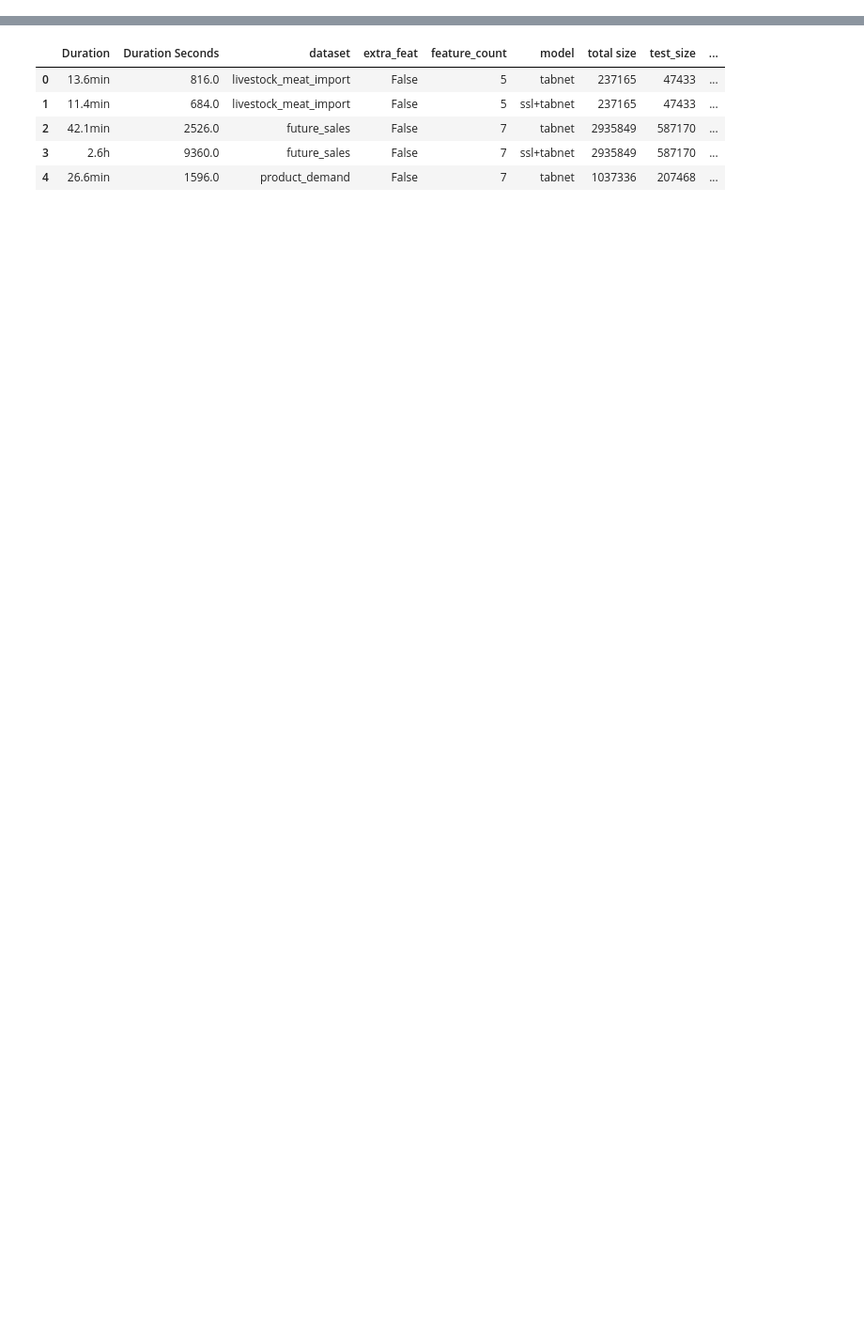
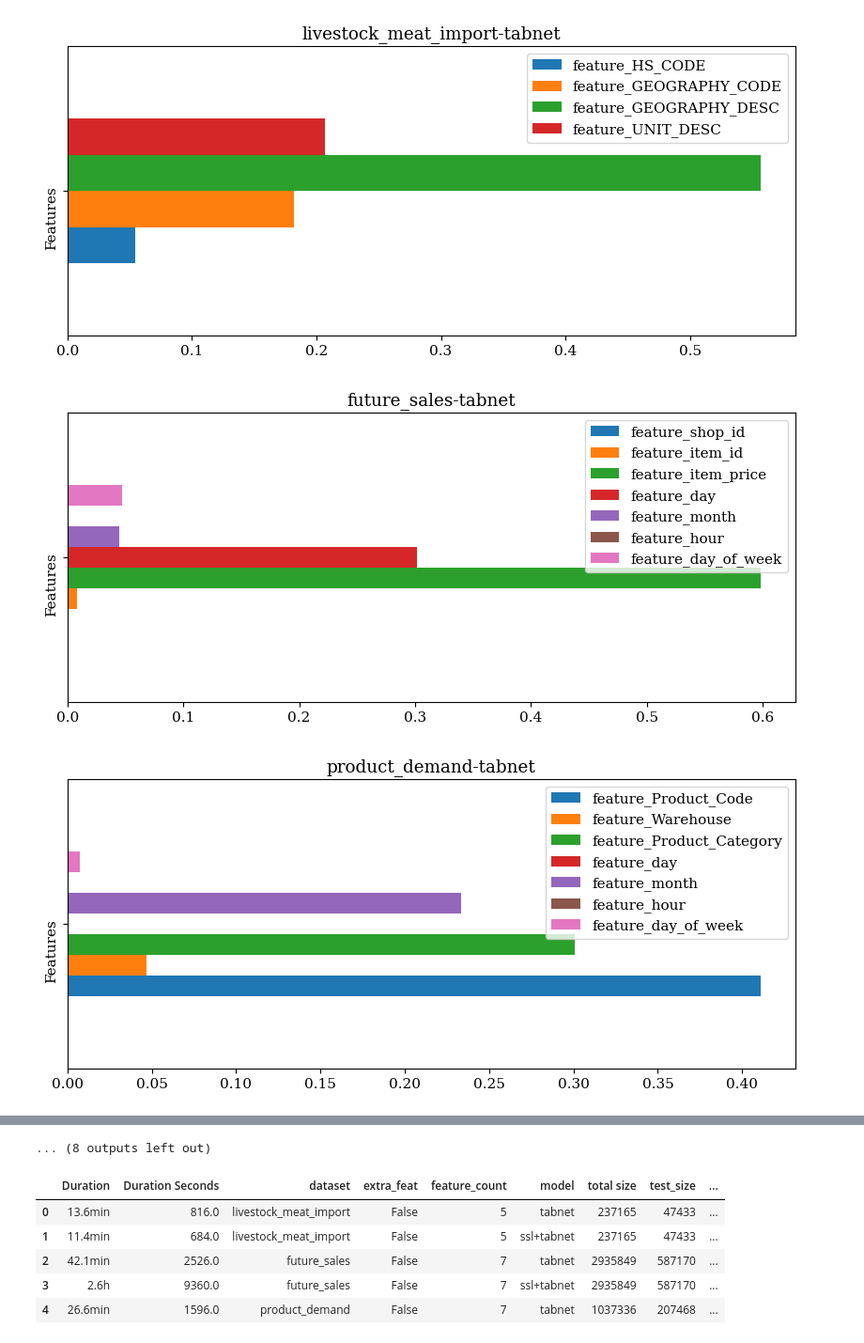
Before and after one commit to Redcof/supply-chain-4.0, a Jupyter notebook: result.ipynb, the cells around one changed output, grey strips where cells are left out. Shown at 94% size. Cells and saved outputs as stored; diff of their text form; code cells hidden in the pictures; blank space fills up the shorter version.

Commit message:
feature importance bar plots

```diff
--- a/result.ipynb
+++ b/result.ipynb
@@ -16,3 +16,6 @@ from wordcloud import WordCloud
 from wordcloud import ImageColorGenerator
 from wordcloud import STOPWORDS
 import matplotlib.pyplot as plt
+# %%
+df = pd.read_csv("all-results-raw.csv")
+df.head()
@@ -18,0 +56,5 @@ import matplotlib.pyplot as plt
+# %%
+
+dataset_name = "livestock_meat_import"
+dfs, target, timeseries_col, dataset_name = get_dataset(dataset_name, ablation_limit=-1, is_extra_feature_enabled=False, label_encoding=True)
+dfs.columns
@@ -18,0 +135,13 @@ import matplotlib.pyplot as plt
+# %%
+import ast
+missing_cols = dict()
+for dataset_name in df["dataset"].unique():
+    try:
+        df[dataset_cols[dataset_name]]
+    except KeyError as e:
+        # collect missing columns
+        missings = ast.literal_eval(str(e).replace(" not in index\"","").replace("\"",""))
+        # missing_cols[dataset_name]=missings)
+        # remove unavailable columns
+        dataset_cols[dataset_name] = [col for col in dataset_cols[dataset_name] if col not in missings]
+dataset_cols
@@ -18,0 +166,16 @@ import matplotlib.pyplot as plt
+# %%
+for model in df["model"].unique():
+    for dataset_name in df["dataset"].unique():
+        plt.figure(figsize=(10, 4))
+        cols = [c for c in dataset_cols[dataset_name]]
+        cols.extend(['model', 'dataset', 'extra_feat'])
+        dfk = df[(df['model']== model) & (df['dataset'] == dataset_name) & (df["extra_feat"] == False)][cols].fillna(0)
+        dfk.index = dfk["extra_feat"].apply(lambda x: "Features" if not x else "Features")
+        ax = dfk.plot.barh(rot=90, ax=plt.subplot(111))
+        ax.set_title("%s-%s"%(dataset_name, model))
+        ax.set_ylabel("")
+        plt.show()
+# %% [output]
+[figure, added]
+[figure, added]
+[figure, added]
@@ -19,3 +191,4 @@ import matplotlib.pyplot as plt
+... (8 outputs left out)
 # %%
 df = pd.read_excel("all-results-trimed.xlsx")
 # %%
```
Also changed, not shown: parts of 12 cells of this notebook.
